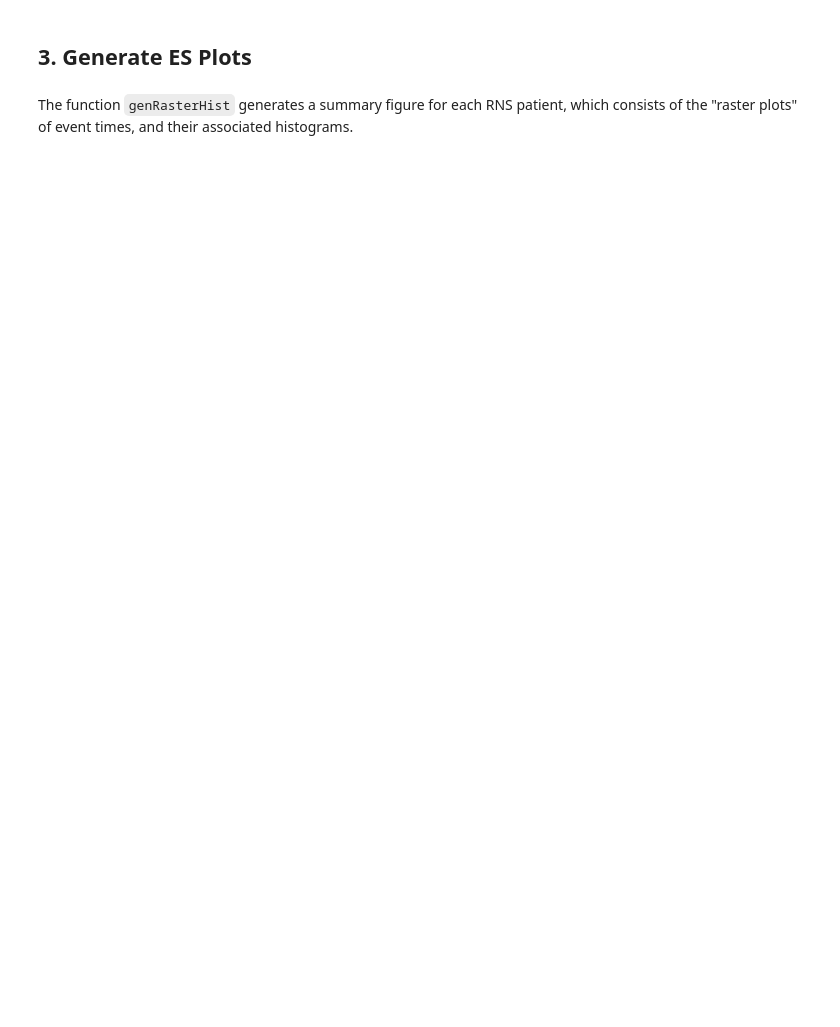
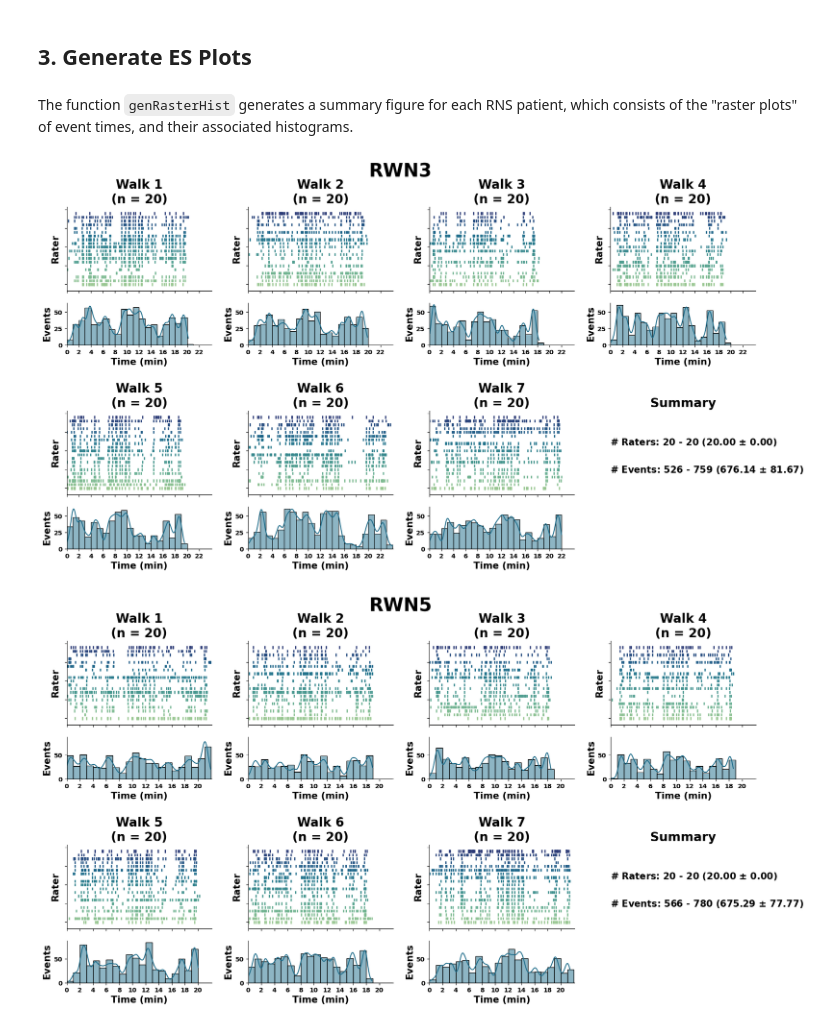
Before and after one commit to INMANLab/RWN, a Jupyter notebook: ES Plots.ipynb, the cells around one changed output. Drawn from its saved outputs; the diff is of its cells as text; code cells hidden in the pictures; blank space fills up the shorter version.

```diff
--- a/ES Plots.ipynb
+++ b/ES Plots.ipynb
@@ -291,9 +324,12 @@ def genRasterHist(pID, walk = False, save = False):
       plt.savefig(os.path.join(datapath, save_str), dpi = 600, bbox_inches = 'tight')
 # %%
 # Summary for one patient:
-genRasterHist('RWN3', save = True)
+# genRasterHist('RWN3', save = False)
 
-# Summary for all patients:
-# for i in ESTable['RWN'].unique():
-#     RWNstr = 'RWN' + str(i)
-#     genRasterHist(RWNstr, save = False)
+# # Summary for all patients:
+for i in ESTable['RWN'].unique():
+    RWNstr = 'RWN' + str(i)
+    genRasterHist(RWNstr, save = True)
+# %% [output]
+[figure, added]
+[figure, added]
```
Also changed, not shown: parts of 6 cells of this notebook.
